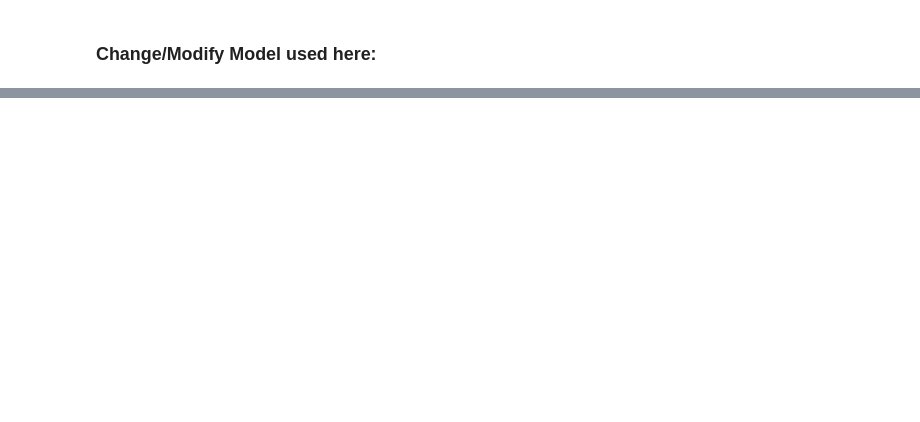
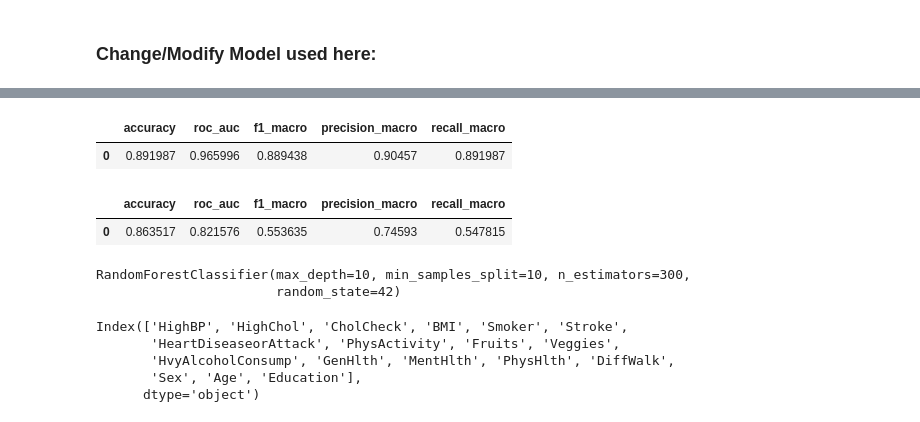
Before and after one commit to rhncatan/Diabetes-Streamlit, a Jupyter notebook: Model_Build.ipynb, the cells around one changed output, grey strips where cells are left out. Saved outputs shown, nothing was run; the diff lists cells and outputs as text; code cells hidden in the pictures; blank space fills up the shorter version.

```diff
--- a/Model_Build.ipynb
+++ b/Model_Build.ipynb
@@ -76,0 +296,2 @@ Index(['HighBP', 'HighChol', 'CholCheck', 'BMI', 'Smoker', 'Stroke',
+# %%
+rf = RandomForestClassifier(random_state=42, class_weight=None)
@@ -76,0 +306,11 @@ Index(['HighBP', 'HighChol', 'CholCheck', 'BMI', 'Smoker', 'Stroke',
+# %%
+grid = GridSearchCV(
+    estimator=rf,
+    param_grid=param_grid,
+    scoring="roc_auc",     #recall
+    cv=skf,
+    n_jobs=-1,
+    verbose=1
+)
+# %%
+grid.fit(X_train_us, y_train_us)
@@ -76,0 +327,33 @@ Index(['HighBP', 'HighChol', 'CholCheck', 'BMI', 'Smoker', 'Stroke',
+# %%
+best_model = grid.best_estimator_
+
+metrics = ['accuracy', 'roc_auc', 'f1_macro', 'precision_macro', 'recall_macro']
+
+y_pred = best_model.predict(X_test)
+test_results = cross_validate(rf_model, X_test, y_test, scoring=metrics)
+
+test_results = {
+    "accuracy": accuracy_score(y_test, y_pred),
+    "roc_auc": roc_auc_score(y_test, rf_model.predict_proba(X_test)[:, 1]),
+    "f1_macro": f1_score(y_test, y_pred, average="macro"),
+    "precision_macro": precision_score(y_test, y_pred, average="macro"),
+    "recall_macro": recall_score(y_test, y_pred, average="macro"),
+    "Resampling_Technique": "Random Undersampling",
+    "Num_Features": X_test.shape[1],
+    "Hyperparameter-tuned": "N",
+    "Train/Test":"Test"
+}
+# %%
+metrics_summary = {
+    "accuracy": [test_results['test_accuracy'].mean()],
+    "roc_auc": [test_results['test_roc_auc'].mean()],
+    "f1_macro": [test_results['test_f1_macro'].mean()],
+    "precision_macro": [test_results['test_precision_macro'].mean()],
+    "recall_macro": [test_results['test_recall_macro'].mean()]
+}
+
+results_df = pd.DataFrame(metrics_summary)
+results_df
+# %% [output]
+|  | accuracy | roc_auc | f1_macro | precision_macro | recall_macro |
+| 0 | 0.891987 | 0.965996 | 0.889438 | 0.90457 | 0.891987 |
@@ -76,0 +368,25 @@ Index(['HighBP', 'HighChol', 'CholCheck', 'BMI', 'Smoker', 'Stroke',
+# %%
+metrics_summary = {
+    "accuracy": [test_results['test_accuracy'].mean()],
+    "roc_auc": [test_results['test_roc_auc'].mean()],
+    "f1_macro": [test_results['test_f1_macro'].mean()],
+    "precision_macro": [test_results['test_precision_macro'].mean()],
+    "recall_macro": [test_results['test_recall_macro'].mean()]
+}
+pd.DataFrame(metrics_summary)
+# %% [output]
+|  | accuracy | roc_auc | f1_macro | precision_macro | recall_macro |
+| 0 | 0.863517 | 0.821576 | 0.553635 | 0.74593 | 0.547815 |
+# %%
+grid.best_estimator_
+# %% [output]
+RandomForestClassifier(max_depth=10, min_samples_split=10, n_estimators=300,
+                       random_state=42)
+# %%
+X_train.columns
+# %% [output]
+Index(['HighBP', 'HighChol', 'CholCheck', 'BMI', 'Smoker', 'Stroke',
+       'HeartDiseaseorAttack', 'PhysActivity', 'Fruits', 'Veggies',
+       'HvyAlcoholConsump', 'GenHlth', 'MentHlth', 'PhysHlth', 'DiffWalk',
+       'Sex', 'Age', 'Education'],
+      dtype='object')
```
Also changed, not shown: parts of 43 cells of this notebook, 6 other files.
